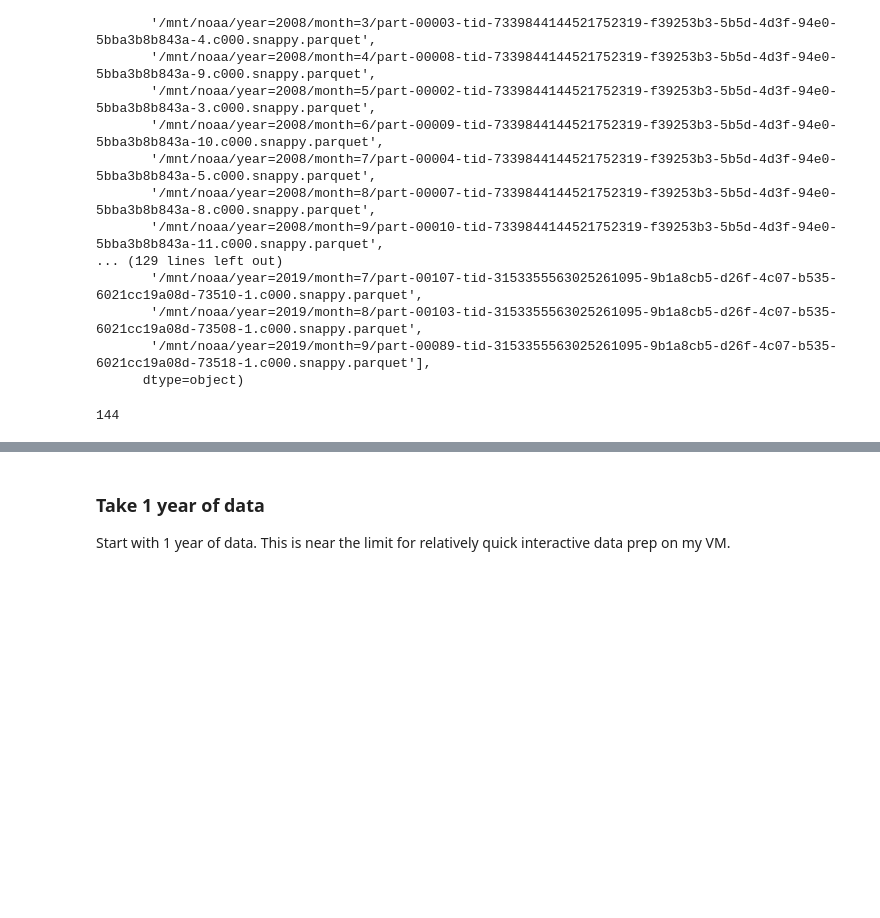
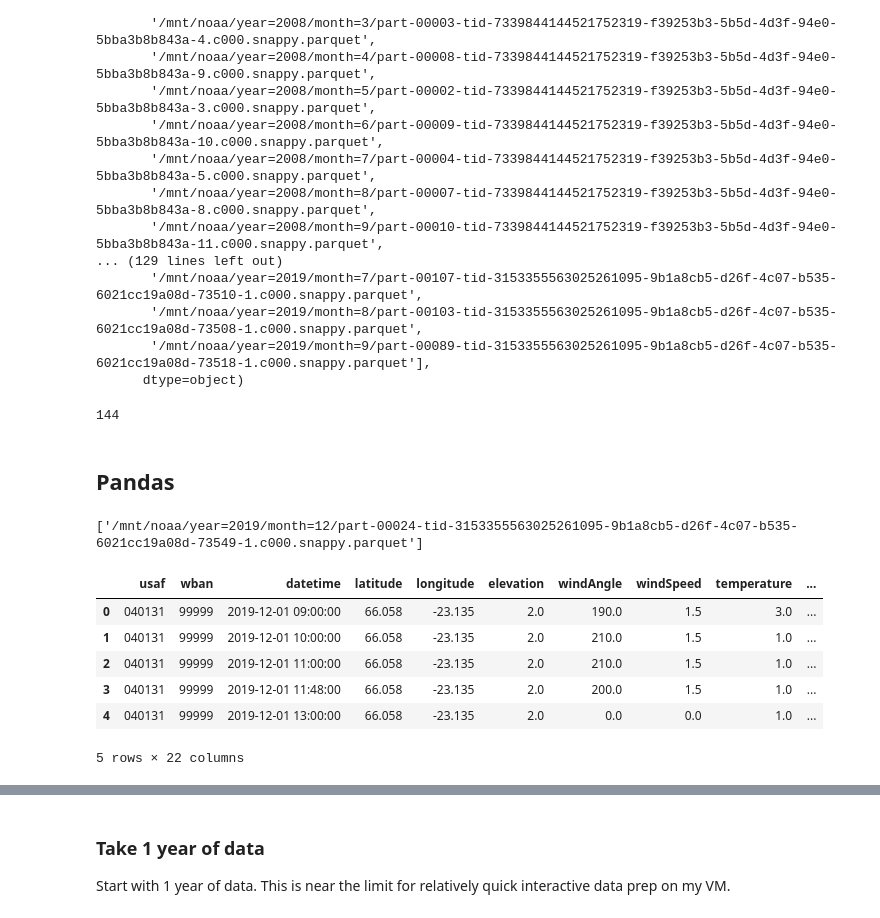
Before and after one commit to lostmygithubaccount/dasky, a Jupyter notebook: example.ipynb, the cells around one changed output, grey strips where cells are left out. Saved outputs shown, nothing was run; the diff lists cells and outputs as text; code cells hidden in the pictures; blank space fills up the shorter version.

```diff
--- a/example.ipynb
+++ b/example.ipynb
@@ -195,3 +197,21 @@ files = dask.delayed(glob.glob)(f'{data_path}/year=*/month=*/*.parquet', recursi
 len(files)
 # %% [output]
 144
+# %% [markdown]
+## Pandas
+# %%
+files = glob.glob(f'{data_path}/year=2019/month=12/*.parquet', recursive=True) # 1 month of data
+files
+# %% [output]
+['/mnt/noaa/year=2019/month=12/part-00024-tid-3153355563025261095-9b1a8cb5-d26f-4c07-b535-6021cc19a08d-73549-1.c000.snappy.parquet']
+# %%
+df = pd.read_parquet(files[0])
+df.head()
+# %% [output]
+|  | usaf | wban | datetime | latitude | longitude | elevation | windAngle | windSpeed | temperature | ... |
+| 0 | 040131 | 99999 | 2019-12-01 09:00:00 | 66.058 | -23.135 | 2.0 | 190.0 | 1.5 | 3.0 | ... |
+| 1 | 040131 | 99999 | 2019-12-01 10:00:00 | 66.058 | -23.135 | 2.0 | 210.0 | 1.5 | 1.0 | ... |
+| 2 | 040131 | 99999 | 2019-12-01 11:00:00 | 66.058 | -23.135 | 2.0 | 210.0 | 1.5 | 1.0 | ... |
+| 3 | 040131 | 99999 | 2019-12-01 11:48:00 | 66.058 | -23.135 | 2.0 | 200.0 | 1.5 | 1.0 | ... |
+| 4 | 040131 | 99999 | 2019-12-01 13:00:00 | 66.058 | -23.135 | 2.0 | 0.0 | 0.0 | 1.0 | ... |
+5 rows × 22 columns
```
Also changed, not shown: parts of 40 cells of this notebook.
